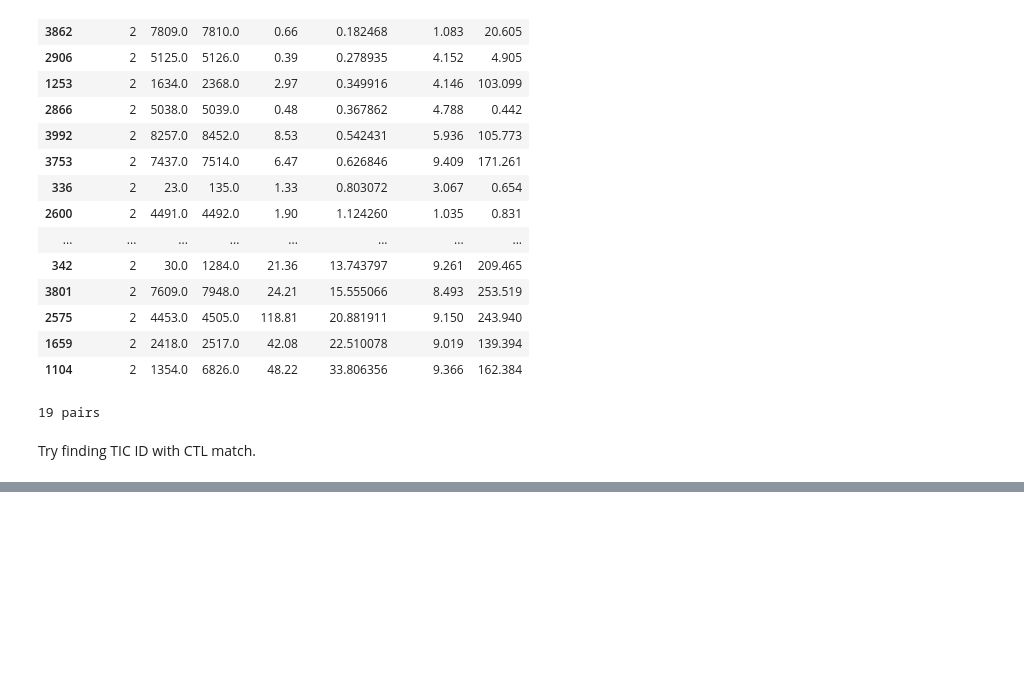
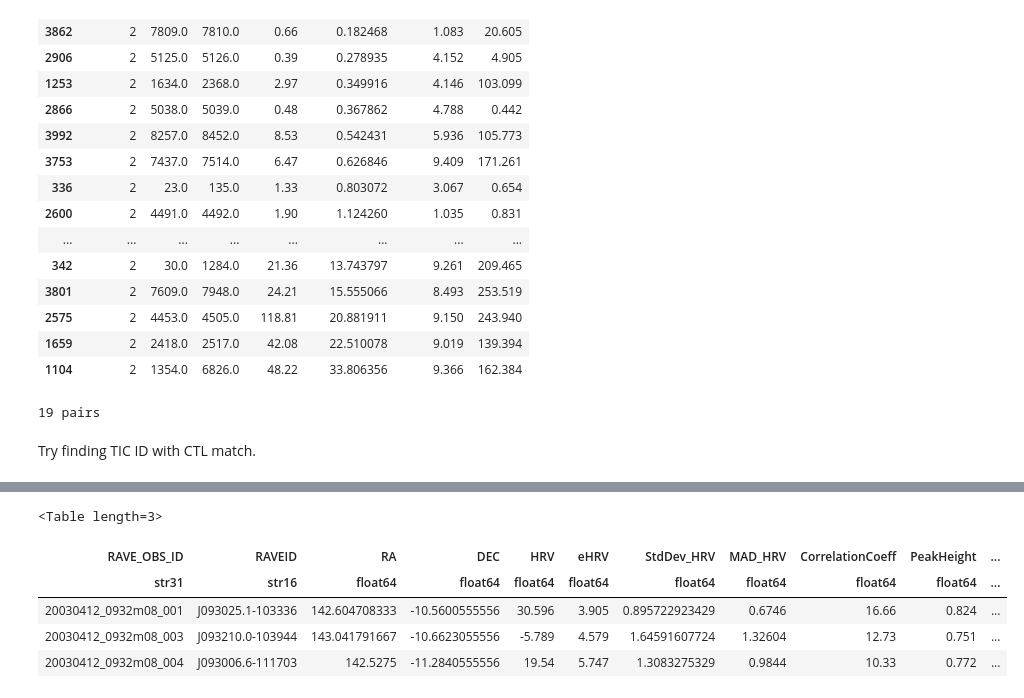
Before and after one commit to smoh/tess-kep, a Jupyter notebook: Potential target pairs for TESS GI.ipynb, the cells around one changed output, grey strips where cells are left out. Drawn from its saved outputs; the diff is of its cells as text; code cells hidden in the pictures; blank space fills up the shorter version.

Commit message:
match to rave-on

```diff
--- a/Potential target pairs for TESS GI.ipynb
+++ b/Potential target pairs for TESS GI.ipynb
@@ -281,0 +293,11 @@ target_stars[['row_id','group_id_x','MatchID','ra','dec','pmRA', 'pmDEC', 'Tmag'
+# %%
+raveon = Table.read("/Users/semyeong/data/RAVE-on-v1.0.fits")
+# %%
+raveon[:3]
+# %% [output]
+<Table length=3>
+| RAVE_OBS_ID | RAVEID | RA | DEC | HRV | eHRV | StdDev_HRV | MAD_HRV | CorrelationCoeff | PeakHeight | ... |
+| str31 | str16 | float64 | float64 | float64 | float64 | float64 | float64 | float64 | float64 | ... |
+| 20030412_0932m08_001 | J093025.1-103336 | 142.604708333 | -10.5600555556 | 30.596 | 3.905 | 0.895722923429 | 0.6746 | 16.66 | 0.824 | ... |
+| 20030412_0932m08_003 | J093210.0-103944 | 143.041791667 | -10.6623055556 | -5.789 | 4.579 | 1.64591607724 | 1.32604 | 12.73 | 0.751 | ... |
+| 20030412_0932m08_004 | J093006.6-111703 | 142.5275 | -11.2840555556 | 19.54 | 5.747 | 1.3083275329 | 0.9844 | 10.33 | 0.772 | ... |
```
Also changed, not shown: parts of 9 cells of this notebook, 2 other files.
